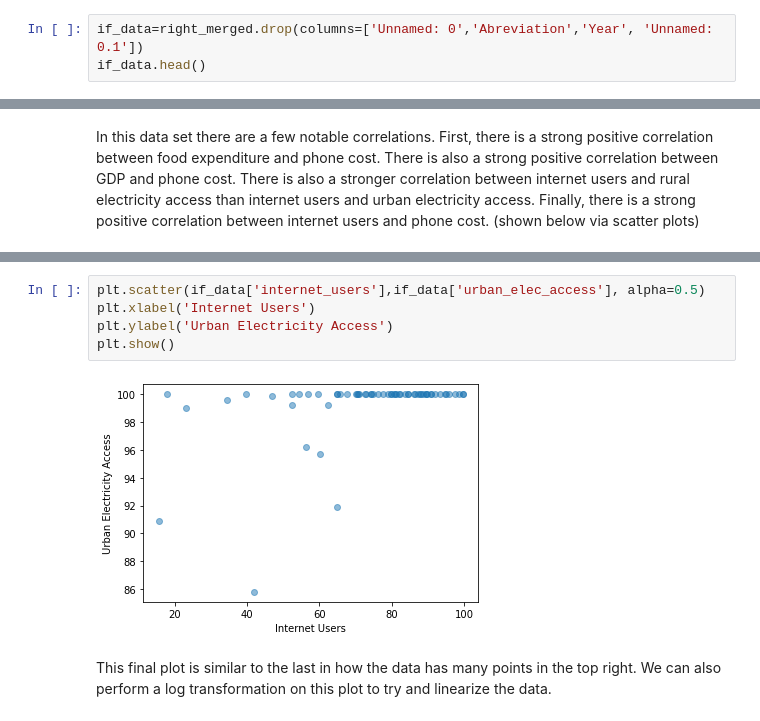
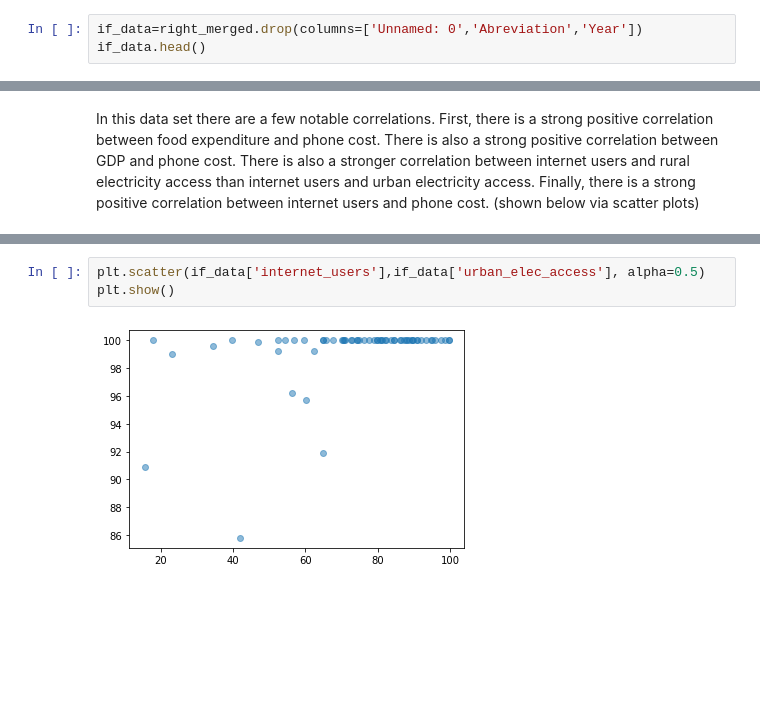
Before and after one commit to tklausner/info2950-project, a Jupyter notebook: INFO2950_Project.ipynb, the cells around one changed output, grey strips where cells are left out. Cells and saved outputs as stored; diff of their text form; blank space fills up the shorter version.

```diff
--- a/INFO2950_Project.ipynb
+++ b/INFO2950_Project.ipynb
@@ -165,5 +155,5 @@ right_merged.head
 # %%
-if_data=right_merged.drop(columns=['Unnamed: 0','Abreviation','Year', 'Unnamed: 0.1'])
+if_data=right_merged.drop(columns=['Unnamed: 0','Abreviation','Year'])
 if_data.head()
 # %% [output]
 |  | country | gender_gap_in_internet_access_(%_... | urban_electricity_access_(%_of_po... | rural_electricity_access_(%_of_po... | smartphone_cost_(handset)_(score_... | ... |
@@ -295,9 +227,5 @@ This graph shows the relationship between Internet Users and Rural Electricity A
 # %%
 plt.scatter(if_data['internet_users'],if_data['urban_elec_access'], alpha=0.5)
-plt.xlabel('Internet Users')
-plt.ylabel('Urban Electricity Access')
 plt.show()
 # %% [output]
-[figure, old version]
+[figure, new version]
-# %% [markdown]
-This final plot is similar to the last in how the data has many points in the top right. We can also perform a log transformation on this plot to try and linearize the data.
```
Also changed, not shown: parts of 24 cells of this notebook.
